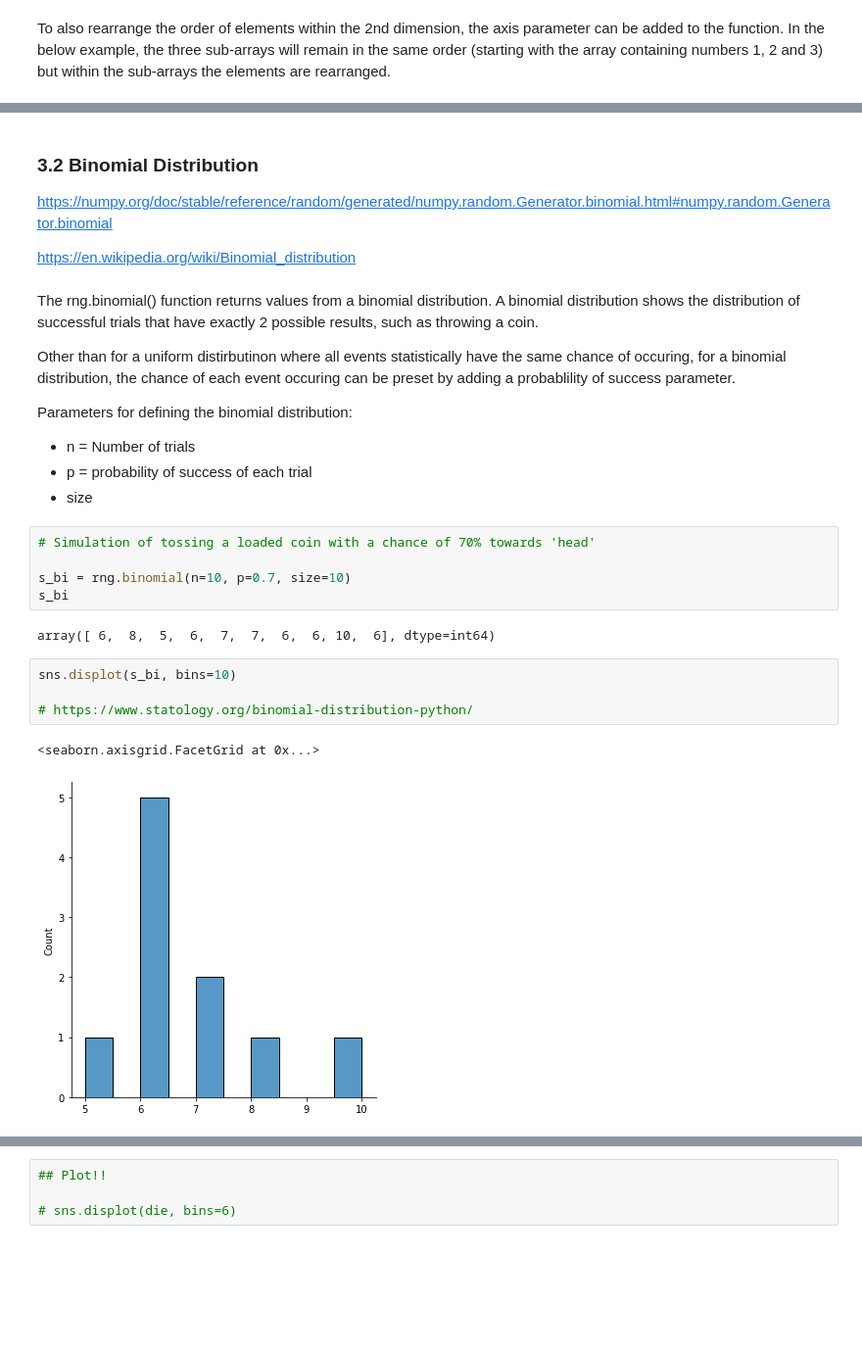
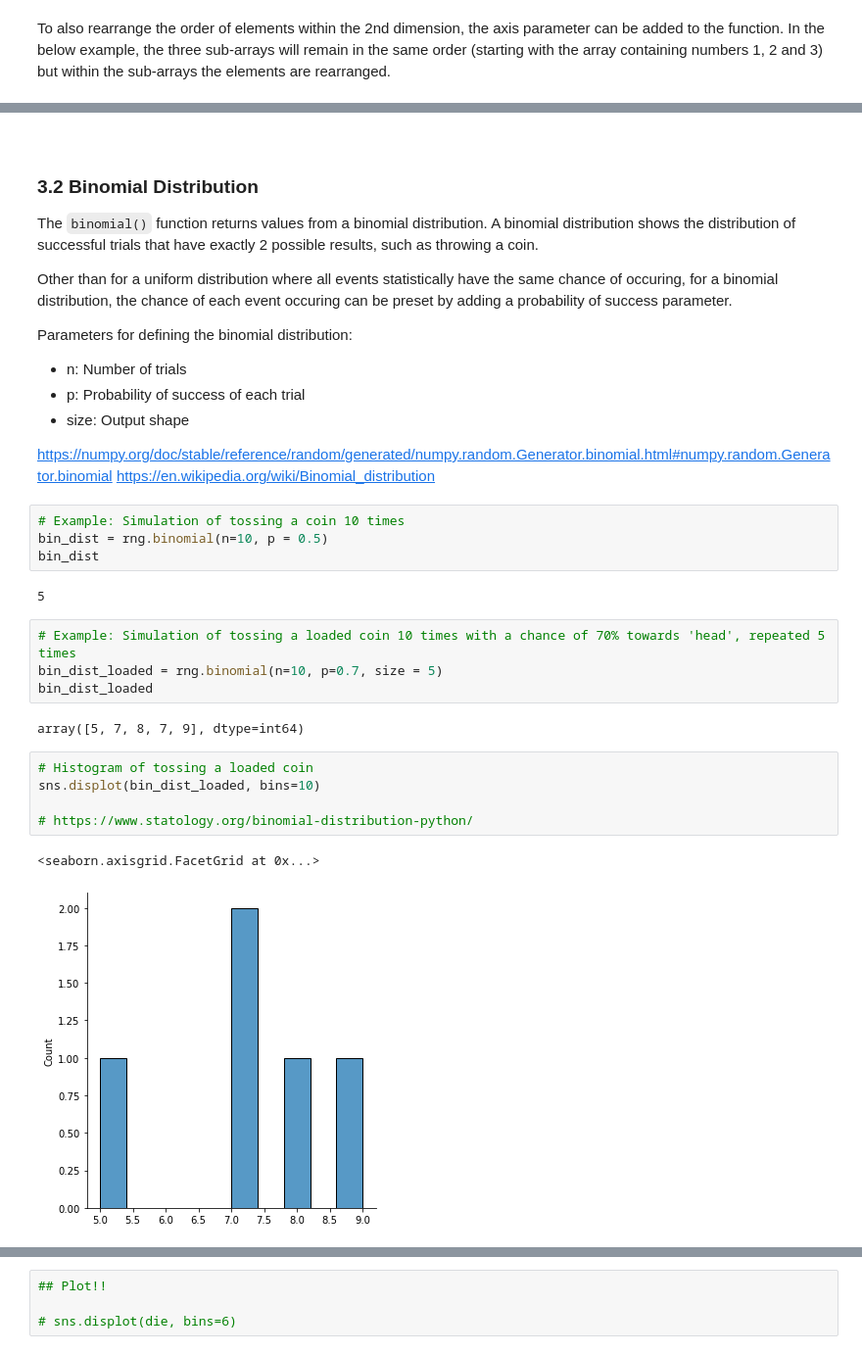
Before and after one commit to ssteffens/programming-data-analysis-assignment, a Jupyter notebook: numpy-random.ipynb, the cells around one changed output, grey strips where cells are left out. Shown: that part at 98% size. Drawn from its saved outputs; the diff is of its cells as text; blank space fills up the shorter version.

```diff
--- a/numpy-random.ipynb
+++ b/numpy-random.ipynb
@@ -339,30 +362,37 @@ sns.histplot(s, bins = 10)
 # %% [markdown]
+<br>
+
 ### **3.2 Binomial Distribution**
 
+The `binomial()` function returns values from a binomial distribution. A binomial distribution shows the distribution of successful trials that have exactly 2 possible results, such as throwing a coin.
+
+Other than for a uniform distribution where all events statistically have the same chance of occuring, for a binomial distribution, the chance of each event occuring can be preset by adding a probability of success parameter.
+
+Parameters for defining the binomial distribution:
+- n: Number of trials
+- p: Probability of success of each trial
+- size: Output shape
+
 https://numpy.org/doc/stable/reference/random/generated/numpy.random.Generator.binomial.html#numpy.random.Generator.binomial
-
 https://en.wikipedia.org/wiki/Binomial_distribution
-# %% [markdown]
-The rng.binomial() function returns values from a binomial distribution. A binomial distribution shows the distribution of successful trials that have exactly 2 possible results, such as throwing a coin.
-
-Other than for a uniform distirbutinon where all events statistically have the same chance of occuring, for a binomial distribution, the chance of each event occuring can be preset by adding a probablility of success parameter.
-
-Parameters for defining the binomial distribution:
-- n = Number of trials
-- p = probability of success of each trial
-- size
+# %%
+# Example: Simulation of tossing a coin 10 times
+bin_dist = rng.binomial(n=10, p = 0.5)
+bin_dist
+# %% [output]
+5
 # %%
-# Simulation of tossing a loaded coin with a chance of 70% towards 'head'
-
-s_bi = rng.binomial(n=10, p=0.7, size=10)
-s_bi
+# Example: Simulation of tossing a loaded coin 10 times with a chance of 70% towards 'head', repeated 5 times
+bin_dist_loaded = rng.binomial(n=10, p=0.7, size = 5)
+bin_dist_loaded
 # %% [output]
-array([ 6,  8,  5,  6,  7,  7,  6,  6, 10,  6], dtype=int64)
+array([5, 7, 8, 7, 9], dtype=int64)
 # %%
-sns.displot(s_bi, bins=10)
+# Histogram of tossing a loaded coin
+sns.displot(bin_dist_loaded, bins=10)
 
 # https://www.statology.org/binomial-distribution-python/
 # %% [output]
 <seaborn.axisgrid.FacetGrid at 0x...>
-[figure, old version]
+[figure, new version]
 # %% [markdown]
```
Also changed, not shown: parts of 83 cells of this notebook.
